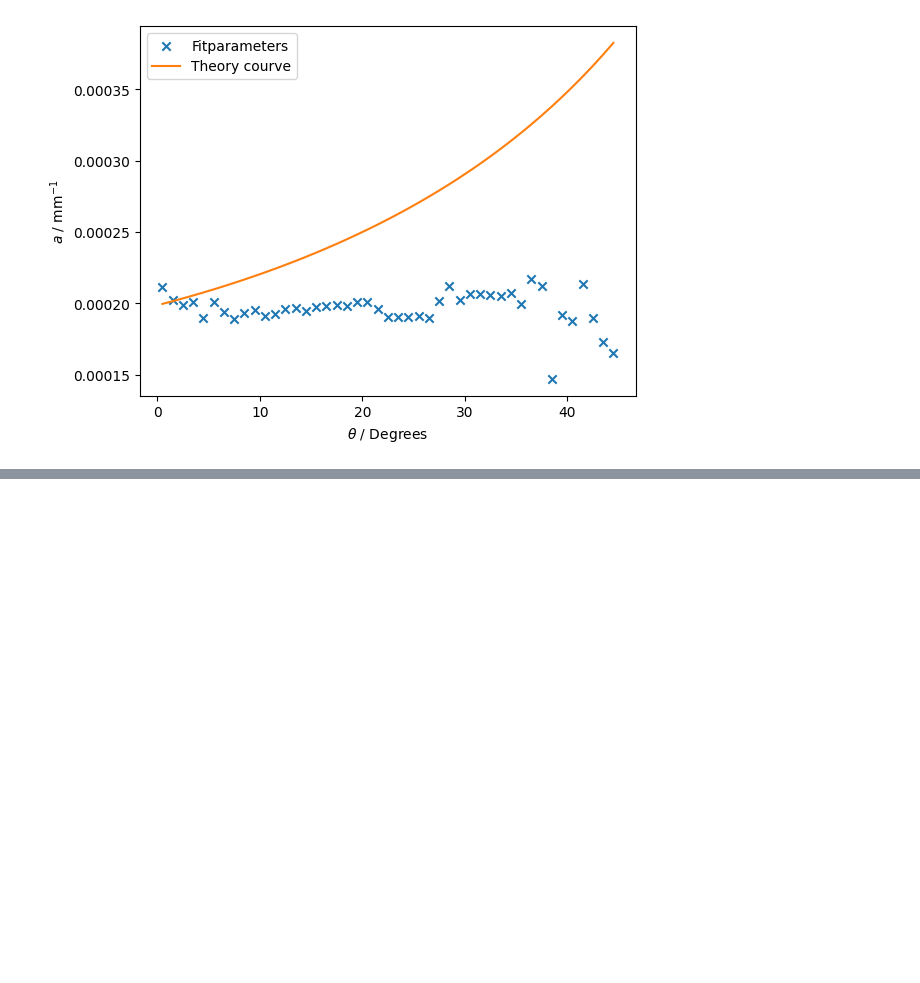
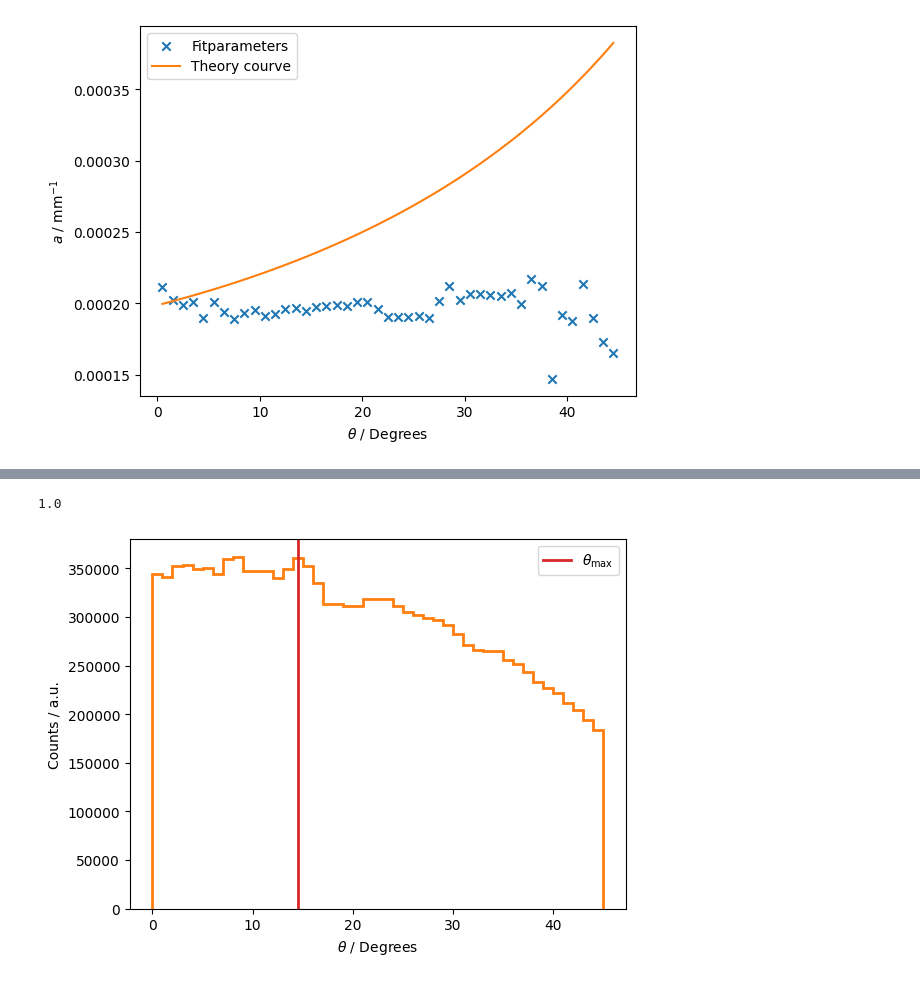
Before and after one commit to th3odor/TP_lab, a Jupyter notebook: reports/V_SciFi/aw.ipynb, the cells around one changed output, grey strips where cells are left out. Saved outputs shown, nothing was run; the diff lists cells and outputs as text; code cells hidden in the pictures; blank space fills up the shorter version.

```diff
--- a/reports/V_SciFi/aw.ipynb
+++ b/reports/V_SciFi/aw.ipynb
@@ -298,8 +335,25 @@ plt.legend();
 # %%
 angleC = []
 angleDC = []
-for i in range(44):
+for i in range(45):
     angleC.append(pd.read_csv(f'data_local/TheoCanAngle/Attenuation_h={i}deg_v=0deg_x=0mm.txt', sep='\t'))
     angleC.append(pd.read_csv(f'data_local/TheoCanAngle/Attenuation_h={i}.5deg_v=0deg_x=0mm.txt', sep='\t'))
-    angleC.append(pd.read_csv(f'data_local/TheoCanAngle/DarkCounts_h={i}deg_v=0deg.txt', sep='\t'))
-    angleC.append(pd.read_csv(f'data_local/TheoCanAngle/DarkCounts_h={i}.5deg_v=0deg.txt', sep='\t'))
+    angleDC.append(pd.read_csv(f'data_local/TheoCanAngle/DarkCounts_h={i}deg_v=0deg.txt', sep='\t'))
+    angleDC.append(pd.read_csv(f'data_local/TheoCanAngle/DarkCounts_h={i}.5deg_v=0deg.txt', sep='\t'))
+# %%
+bins[1]-bins[0]/2
+# %% [output]
+1.0
+# %%
+angleInt = np.zeros(90)
+for i in range(90):
+    angleInt[i] = (angleC[i] - angleDC[i])['C1'].sum()
+angle = np.linspace(0,44.5,90)
+counts, bins, stff = plt.hist(angle, weights=angleInt, bins=45,range=(0,45), histtype='step', linewidth = 2,color='tab:orange')
+plt.axvline(x=bins[angleInt.argmax()-1]+(bins[1]-bins[0])/2, label=r'$\theta_\mathrm{max}$', linewidth=2, c='tab:red')
+
+plt.xlabel(r"$\theta$ / Degrees")
+plt.ylabel("Counts / a.u.")
+plt.legend();
+# %% [output]
+[figure, added]
```
Also changed, not shown: parts of 11 cells of this notebook.
